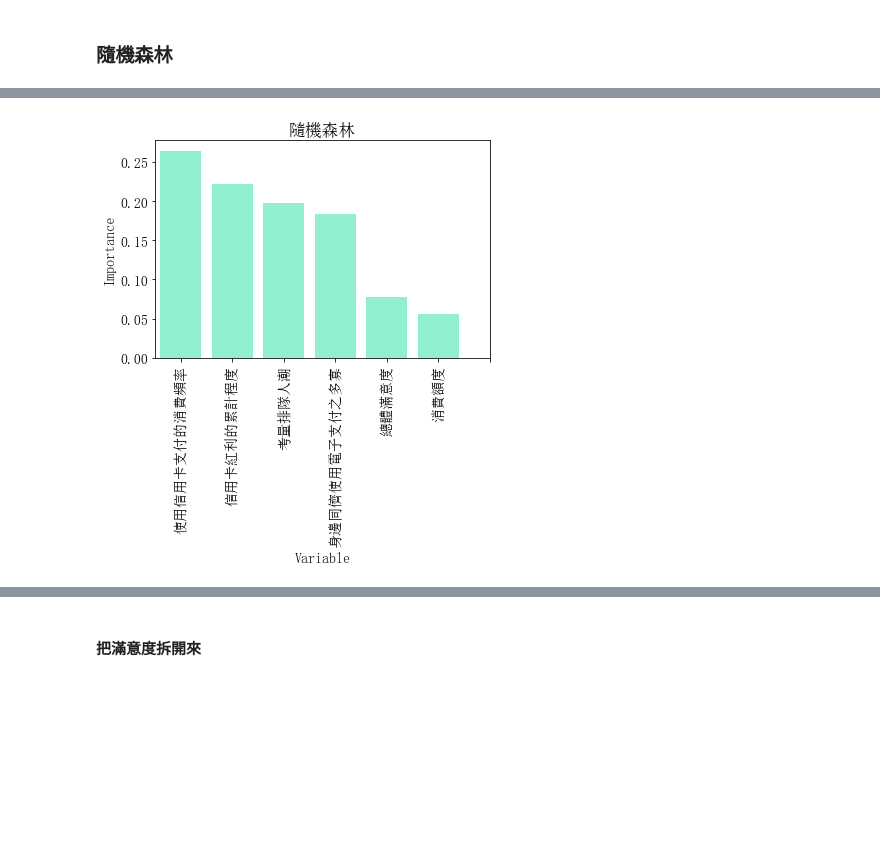
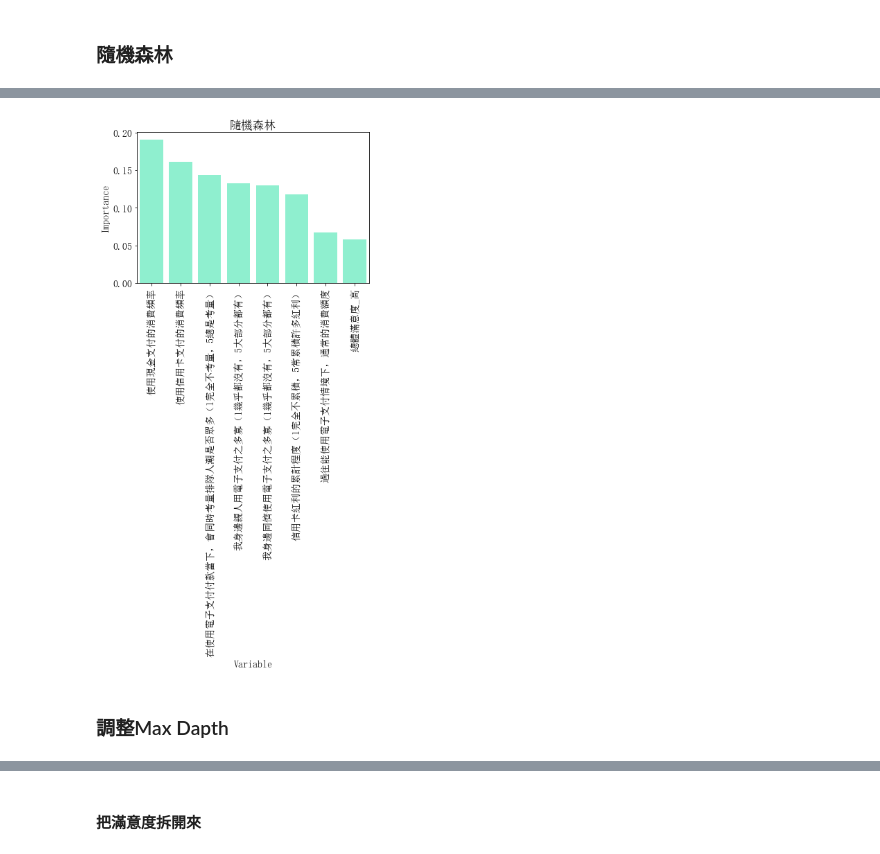
Before and after one commit to jerrylin0505/Multicovariance, a Jupyter notebook: 消費者行為/final.ipynb, the cells around one changed output, grey strips where cells are left out. Cells and saved outputs as stored; diff of their text form; code cells hidden in the pictures; blank space fills up the shorter version.

```diff
--- a/消費者行為/final.ipynb
+++ b/消費者行為/final.ipynb
@@ -228,16 +241,23 @@ clas
 # %%
 new_clas = pd.get_dummies(clas, columns=["總體滿意度"], drop_first=True)
 
-new_clas.loc[new_clas["使用信用卡支付的消費頻率"].str.contains("總是", na=False), "使用信用卡支付的消費頻率"] = 1
-new_clas.loc[new_clas["使用信用卡支付的消費頻率"].str.contains("經常", na=False), "使用信用卡支付的消費頻率"] = 2
+new_clas.loc[new_clas["使用信用卡支付的消費頻率"].str.contains("總是", na=False), "使用信用卡支付的消費頻率"] = 5
+new_clas.loc[new_clas["使用信用卡支付的消費頻率"].str.contains("經常", na=False), "使用信用卡支付的消費頻率"] = 4
 new_clas.loc[new_clas["使用信用卡支付的消費頻率"].str.contains("有時", na=False), "使用信用卡支付的消費頻率"] = 3
-new_clas.loc[new_clas["使用信用卡支付的消費頻率"].str.contains("偶爾", na=False), "使用信用卡支付的消費頻率"] = 4
-new_clas.loc[new_clas["使用信用卡支付的消費頻率"].str.contains("極少", na=False), "使用信用卡支付的消費頻率"] = 5
+new_clas.loc[new_clas["使用信用卡支付的消費頻率"].str.contains("偶爾", na=False), "使用信用卡支付的消費頻率"] = 2
+new_clas.loc[new_clas["使用信用卡支付的消費頻率"].str.contains("極少", na=False), "使用信用卡支付的消費頻率"] = 1
 
 new_clas.loc[new_clas["過往能使用電子支付情境下，通常的消費額度"]=="1000以下", "過往能使用電子支付情境下，通常的消費額度"] = 1
 new_clas.loc[new_clas["過往能使用電子支付情境下，通常的消費額度"]=="1000-2000", "過往能使用電子支付情境下，通常的消費額度"] = 2
 new_clas.loc[new_clas["過往能使用電子支付情境下，通常的消費額度"]=="2000-3000", "過往能使用電子支付情境下，通常的消費額度"] = 3
 new_clas.loc[new_clas["過往能使用電子支付情境下，通常的消費額度"]=="3000以上", "過往能使用電子支付情境下，通常的消費額度"] = 4
+
+new_clas.loc[new_clas["使用現金支付的消費頻率"].str.contains("總是", na=False), "使用現金支付的消費頻率"] = 5
+new_clas.loc[new_clas["使用現金支付的消費頻率"].str.contains("經常", na=False), "使用現金支付的消費頻率"] = 4
+new_clas.loc[new_clas["使用現金支付的消費頻率"].str.contains("有時", na=False), "使用現金支付的消費頻率"] = 3
+new_clas.loc[new_clas["使用現金支付的消費頻率"].str.contains("偶爾", na=False), "使用現金支付的消費頻率"] = 2
+new_clas.loc[new_clas["使用現金支付的消費頻率"].str.contains("極少", na=False), "使用現金支付的消費頻率"] = 1
+
 new_clas = new_clas.astype('int32')
 
 last_col = new_clas.pop(new_clas.columns[-1])
@@ -266,7 +286,7 @@ from sklearn.model_selection import train_test_split
 from sklearn.model_selection import cross_val_score
 from sklearn.model_selection import GridSearchCV
 # %%
-X = new_clas.iloc[:,:6]
+X = new_clas.iloc[:,:8]
 Y = new_clas.iloc[:,-1]
 x_train, x_test, y_train, y_test = train_test_split(X, Y, test_size=0.15)
 X
@@ -317,5 +337,5 @@ plt.plot(range(45,55), scorel)
 # %%
-rfc = RandomForestClassifier(n_estimators=46,random_state=22)
+rfc = RandomForestClassifier(n_estimators=10,n_jobs=-1,random_state=22)
 rfc = rfc.fit(x_train,y_train)
 train_score = rfc.score(x_train, y_train)
 test_score = rfc.score(x_test, y_test)
@@ -340,0 +363,3 @@ R^2 Training Score:0.9727891156462585 R^2 Validation Score:0.8846153846153846
+# %%
+rfc_result["Percentage"] = rfc_result["Importance"]/rfc_result["Importance"].sum()
+rfc_result
@@ -341,9 +376,9 @@ R^2 Training Score:0.9727891156462585 R^2 Validation Score:0.8846153846153846
 # %%
 variable_list = ['使用信用卡支付的消費頻率','信用卡紅利的累計程度','考量排隊人潮','身邊同儕使用電子支付之多寡','總體滿意度','消費額度']
 x1 = [0,1,2,3,4,5,6]
 ax = sns.barplot('Variable', 'Importance', data=rfc_result, color="aquamarine")
-plt.xticks(x1, labels=variable_list, rotation=90)
+plt.xticks(rotation=90) #x1, labels=variable_list,
 plt.title("隨機森林")
 plt.show()
 # %% [output]
-[figure, old version]
+[figure, new version]
@@ -351,0 +385,2 @@ plt.show()
+# %% [markdown]
+### 調整Max Dapth
```
Also changed, not shown: parts of 35 cells of this notebook, 2 other files.
